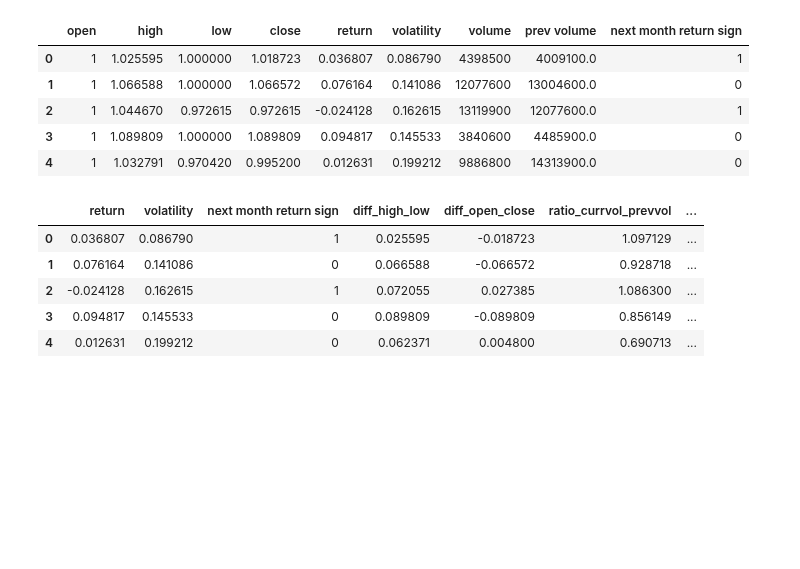
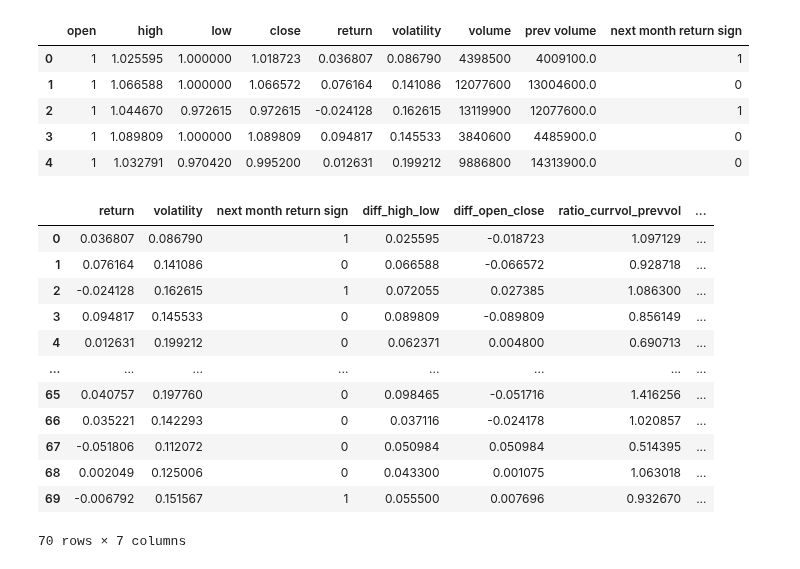
Before and after one commit to Amitkumar9199/Nomura-GM-Quant-Challenge-2.0-2023, a Jupyter notebook: Question2/Q2.ipynb, the cells around one changed output. Drawn from its saved outputs; the diff is of its cells as text; code cells hidden in the pictures; blank space fills up the shorter version.

```diff
--- a/Question2/Q2.ipynb
+++ b/Question2/Q2.ipynb
@@ -17,20 +17,31 @@ df.head(5)
 # %%
 # make a column diff_high_low which is the difference between high and low
 df['diff_high_low'] = df['high'] - df['low']
 df['diff_open_close'] = df['open'] - df['close']
 df['ratio_currvol_prevvol']=df['volume']/df['prev volume']
-df['diff_high_close']=(df['high']-df['close'])/(df['low']-df['close'])
-df['diff_high_close'].fillna(df['diff_high_close'].mean(), inplace=True)
+df['ratio_diffhighclose_difflowclsoe']=(df['high']-df['close'])/(df['low']-df['close'])
+df['ratio_diffhighclose_difflowclsoe'].replace(np.inf, np.nan, inplace=True)
+df['ratio_diffhighclose_difflowclsoe'].replace(-np.inf, np.nan, inplace=True)
+df['ratio_diffhighclose_difflowclsoe'].fillna(df['ratio_diffhighclose_difflowclsoe'].median(), inplace=True)
+
+# df['diff_high_close'].fillna(df['diff_high_close'].mean(), inplace=True)
 # drop columns high , low , open , close , volume , prev volume
 df.drop(['high','low','open','close','volume','prev volume'],axis=1,inplace=True)
-df.head(5)
+df.head(70)
 # %% [output]
 |  | return | volatility | next month return sign | diff_high_low | diff_open_close | ratio_currvol_prevvol | ... |
 | 0 | 0.036807 | 0.086790 | 1 | 0.025595 | -0.018723 | 1.097129 | ... |
 | 1 | 0.076164 | 0.141086 | 0 | 0.066588 | -0.066572 | 0.928718 | ... |
 | 2 | -0.024128 | 0.162615 | 1 | 0.072055 | 0.027385 | 1.086300 | ... |
 | 3 | 0.094817 | 0.145533 | 0 | 0.089809 | -0.089809 | 0.856149 | ... |
 | 4 | 0.012631 | 0.199212 | 0 | 0.062371 | 0.004800 | 0.690713 | ... |
+| ... | ... | ... | ... | ... | ... | ... | ... |
+| 65 | 0.040757 | 0.197760 | 0 | 0.098465 | -0.051716 | 1.416256 | ... |
+| 66 | 0.035221 | 0.142293 | 0 | 0.037116 | -0.024178 | 1.020857 | ... |
+| 67 | -0.051806 | 0.112072 | 0 | 0.050984 | 0.050984 | 0.514395 | ... |
+| 68 | 0.002049 | 0.125006 | 0 | 0.043300 | 0.001075 | 1.063018 | ... |
+| 69 | -0.006792 | 0.151567 | 1 | 0.055500 | 0.007696 | 0.932670 | ... |
+70 rows × 7 columns
 # %%
 from sklearn.preprocessing import MinMaxScaler
 scaler = MinMaxScaler()
```
Also changed, not shown: parts of 7 cells of this notebook, 4 other files.
